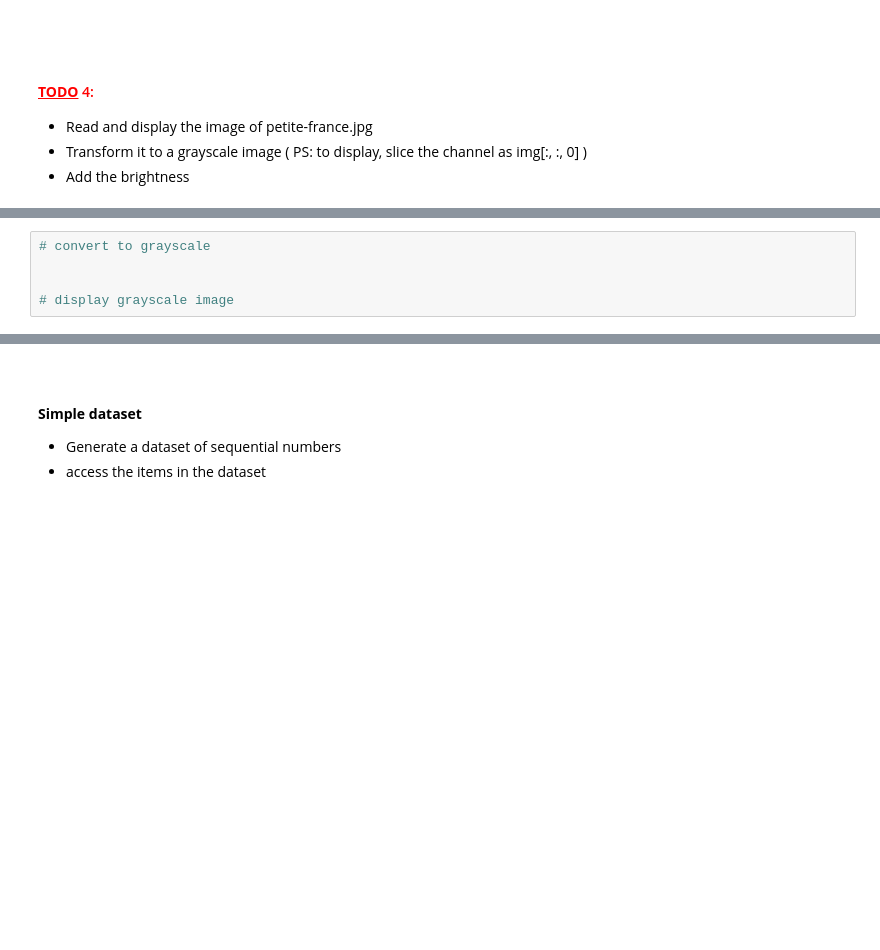
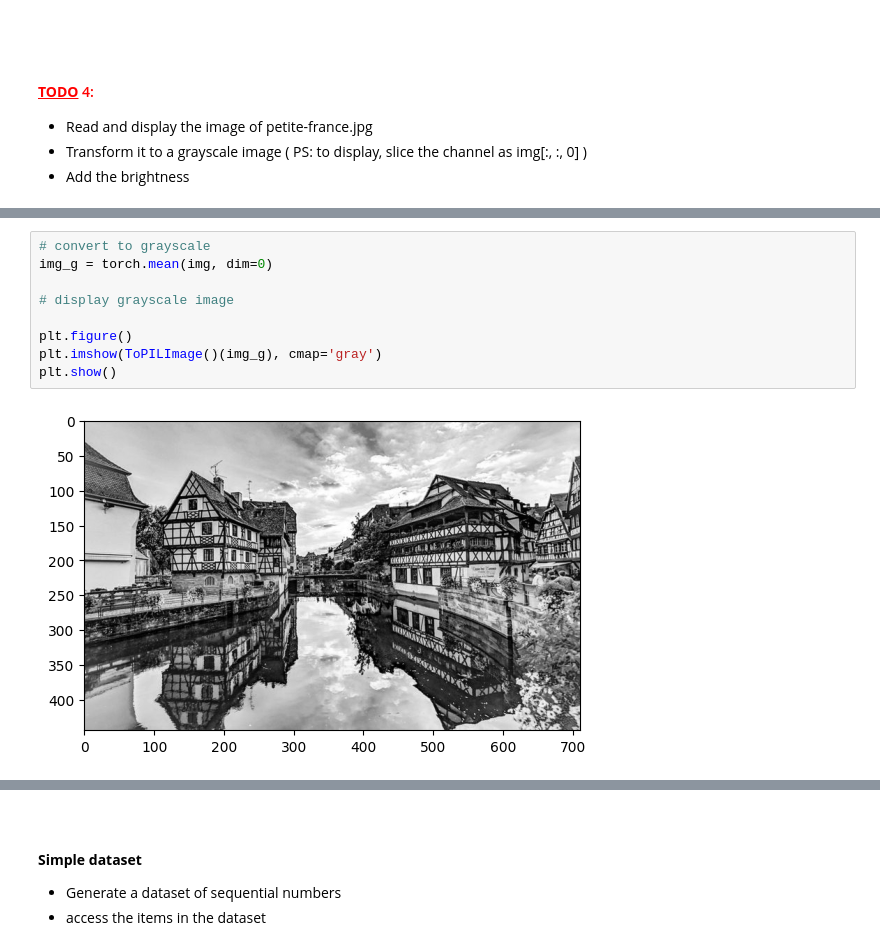
Before and after one commit to yannasyr/Cours, a Jupyter notebook: DeepLearning3A/3a_tensors_dataset.ipynb, the cells around one changed output, grey strips where cells are left out. Drawn from its saved outputs; the diff is of its cells as text; blank space fills up the shorter version.

```diff
--- a/DeepLearning3A/3a_tensors_dataset.ipynb
+++ b/DeepLearning3A/3a_tensors_dataset.ipynb
@@ -395,7 +590,13 @@ plt.show()
 # %%
 # convert to grayscale
-
+img_g = torch.mean(img, dim=0)
 
 # display grayscale image
+
+plt.figure()
+plt.imshow(ToPILImage()(img_g), cmap='gray')
+plt.show()
+# %% [output]
+[figure, added]
 # %%
 # adjust image brightness
```
Also changed, not shown: parts of 63 cells of this notebook, 5 other files.
